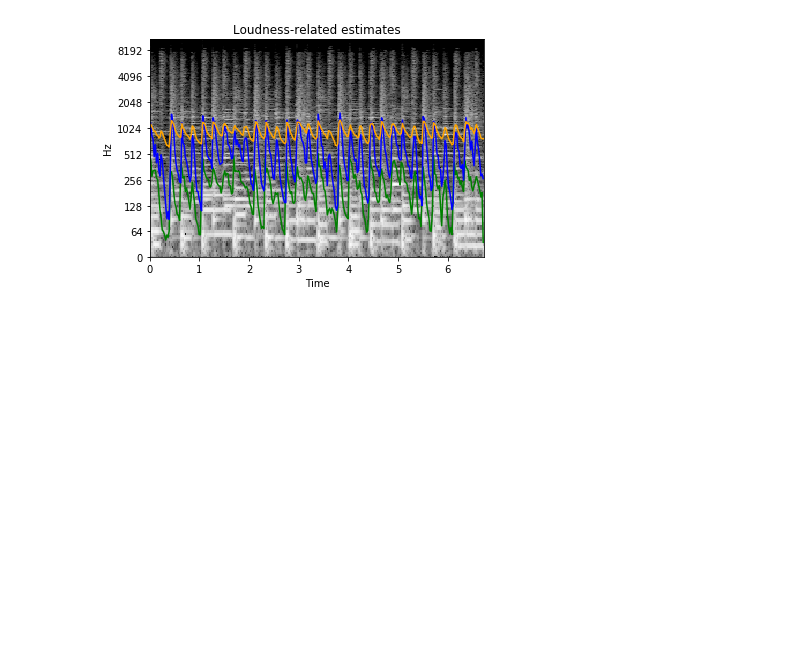
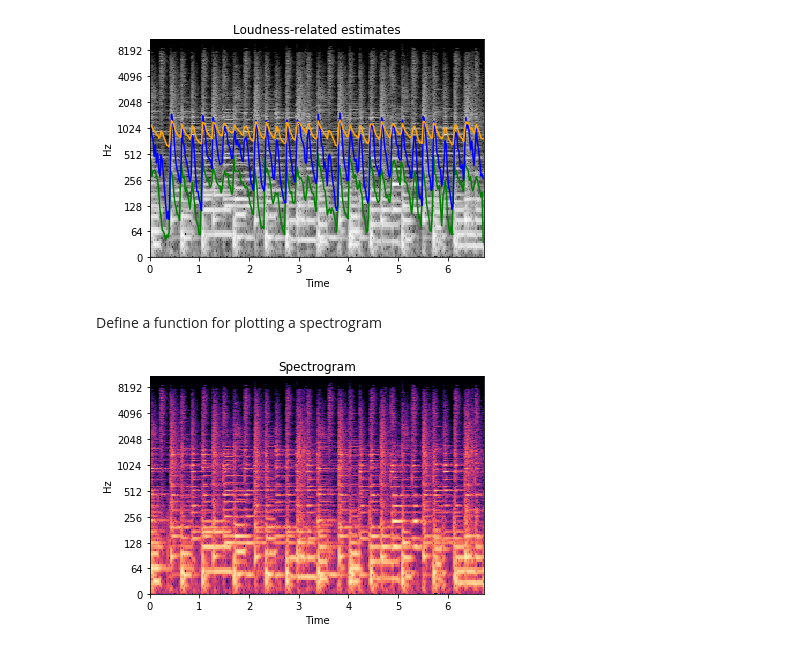
Before and after one commit to dahvvv/bc_signalprocessing, a Jupyter notebook: assign4/HW_Sonic_Annotator.ipynb, the cells around one changed output. Cells and saved outputs as stored; diff of their text form; code cells hidden in the pictures; blank space fills up the shorter version.

Commit message:
define a function for plotting a spectrogram

```diff
--- a/assign4/HW_Sonic_Annotator.ipynb
+++ b/assign4/HW_Sonic_Annotator.ipynb
@@ -152,3 +152,19 @@ plotlib.title('Loudness-related estimates')
 # %% [output]
 Text(0.5, 1.0, 'Loudness-related estimates')
 [figure]
+# %% [markdown]
+Define a function for plotting a spectrogram
+# %%
+def plotSpectrogram(filepath, mono=True, sr=None, n_fft=4096):
+    sfile, sr = librosa.load(filepath, mono=mono, sr=sr)
+    mags_phases = librosa.stft(sfile, n_fft=n_fft)
+    mags = numpy.abs(mags_phases)
+    mags_db = librosa.amplitude_to_db(mags, ref=numpy.max)
+    plotlib.figure()
+    spec_plot = plotlib.subplot(1, 1, 1)
+    librosa.display.specshow(mags_db, x_axis='time', y_axis='log')
+    plotlib.title('Spectrogram')
+# %%
+plotSpectrogram('kingsLoop.wav')
+# %% [output]
+[figure, added]
```
